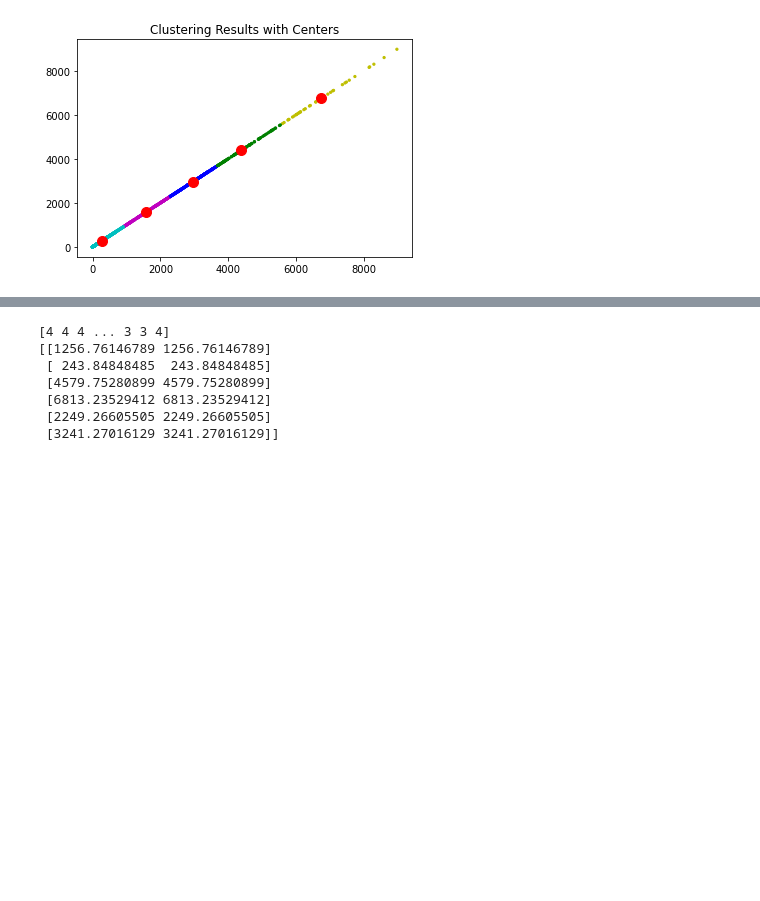
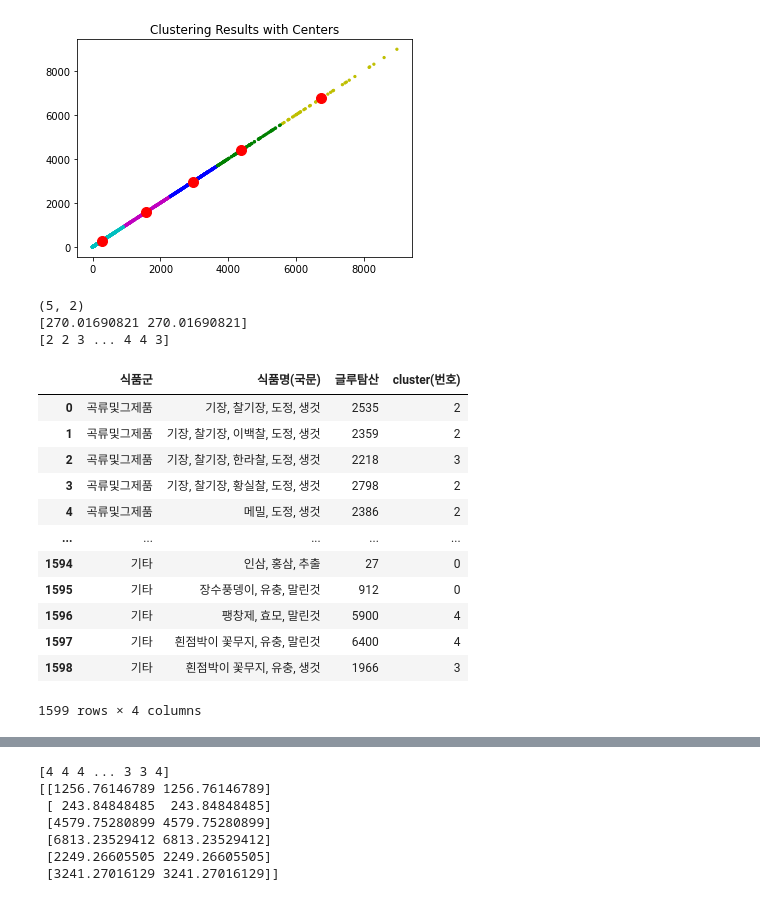
Before and after one commit to songjuhye/Clustering-according-to-taste-and-food-ingredients_graduationProject, a Jupyter notebook: 졸논_2.ipynb, the cells around one changed output, grey strips where cells are left out. Drawn from its saved outputs; the diff is of its cells as text; code cells hidden in the pictures; blank space fills up the shorter version.

```diff
--- a/졸논_2.ipynb
+++ b/졸논_2.ipynb
@@ -288,3 +293,30 @@ plt.show()
  [1587.01027397 1587.01027397]
  [6747.41666667 6747.41666667]]
 [figure]
+# %%
+print(kmeans.cluster_centers_.shape)
+print(kmeans.cluster_centers_[0, (0,1)])
+print(pred_y)
+pred_y = np.transpose(pred_y)
+result_df = pd.DataFrame({'식품군': df_out['식품군(Food groups)'],
+                          '식품명(국문)':df_out['식품명(국문)(Food and Description(Korean))'],
+                          '글루탐산': df_out['글루탐산(Glutamic acid, GLU, mg)'],
+                          'cluster(번호)':pred_y})
+result_df
+# %% [output]
+(5, 2)
+[270.01690821 270.01690821]
+[2 2 3 ... 4 4 3]
+|  | 식품군 | 식품명(국문) | 글루탐산 | cluster(번호) |
+| 0 | 곡류및그제품 | 기장, 찰기장, 도정, 생것 | 2535 | 2 |
+| 1 | 곡류및그제품 | 기장, 찰기장, 이백찰, 도정, 생것 | 2359 | 2 |
+| 2 | 곡류및그제품 | 기장, 찰기장, 한라찰, 도정, 생것 | 2218 | 3 |
+| 3 | 곡류및그제품 | 기장, 찰기장, 황실찰, 도정, 생것 | 2798 | 2 |
+| 4 | 곡류및그제품 | 메밀, 도정, 생것 | 2386 | 2 |
+| ... | ... | ... | ... | ... |
+| 1594 | 기타 | 인삼, 홍삼, 추출 | 27 | 0 |
+| 1595 | 기타 | 장수풍뎅이, 유충, 말린것 | 912 | 0 |
+| 1596 | 기타 | 팽창제, 효모, 말린것 | 5900 | 4 |
+| 1597 | 기타 | 흰점박이 꽃무지, 유충, 말린것 | 6400 | 4 |
+| 1598 | 기타 | 흰점박이 꽃무지, 유충, 생것 | 1966 | 3 |
+1599 rows × 4 columns
```
Also changed, not shown: parts of 8 cells of this notebook.
